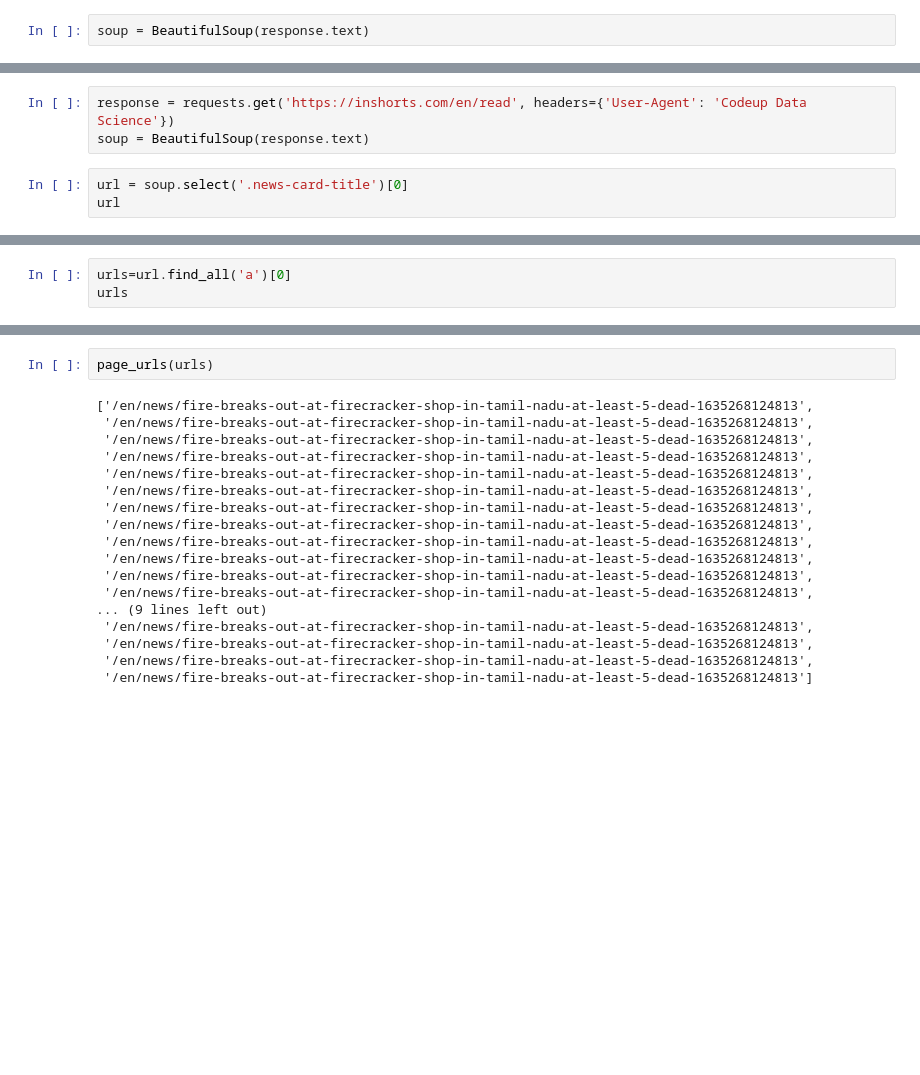
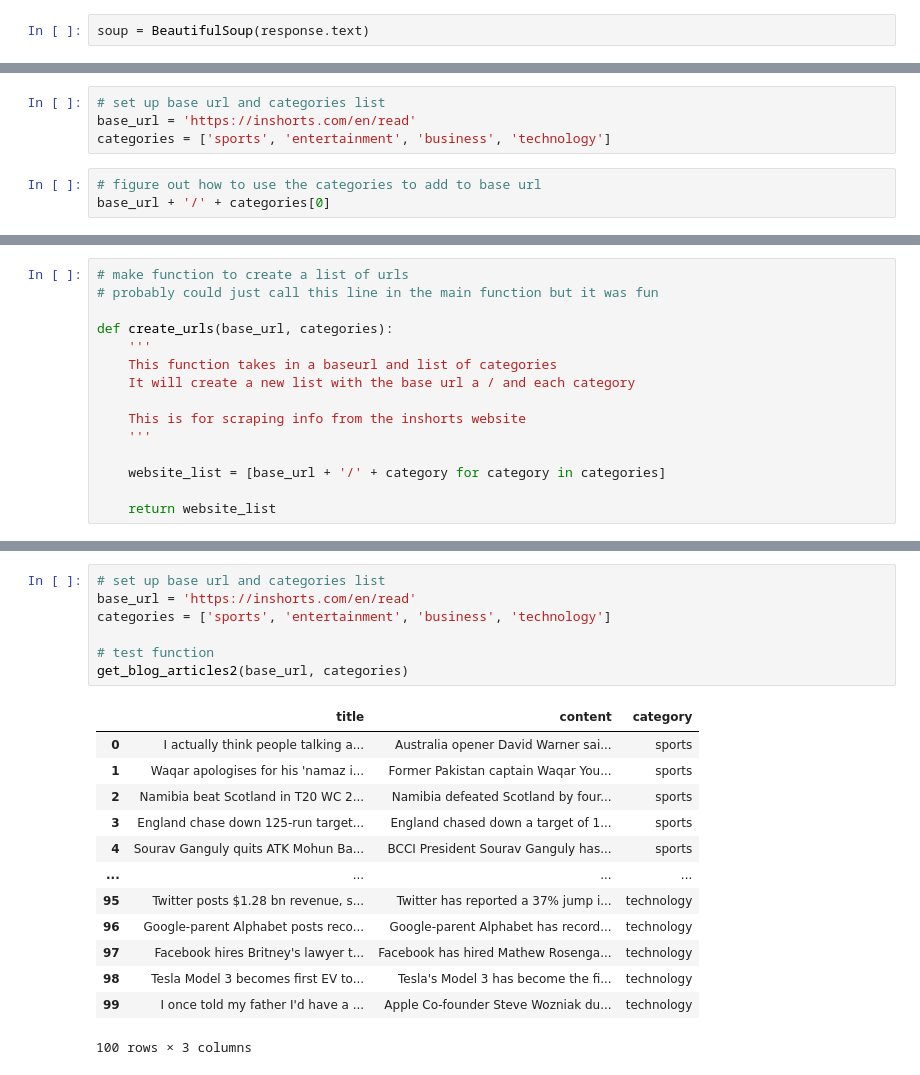
Before and after one commit to hrodjr/natural-language-processing-exercises, a Jupyter notebook: data_acquisition_exercises.ipynb, the cells around one changed output, grey strips where cells are left out. Drawn from its saved outputs; the diff is of its cells as text; blank space fills up the shorter version.

```diff
--- a/data_acquisition_exercises.ipynb
+++ b/data_acquisition_exercises.ipynb
@@ -228,7 +216,8 @@ news_card()
 # %%
-response = requests.get('https://inshorts.com/en/read', headers={'User-Agent': 'Codeup Data Science'})
-soup = BeautifulSoup(response.text)
+# set up base url and categories list
+base_url = 'https://inshorts.com/en/read'
+categories = ['sports', 'entertainment', 'business', 'technology']
 # %%
-url = soup.select('.news-card-title')[0]
-url
+# figure out how to use the categories to add to base url
+base_url + '/' + categories[0]
 # %% [output]
@@ -244,3 +225,15 @@ url
 # %%
-urls=url.find_all('a')[0]
-urls
+# make function to create a list of urls
+# probably could just call this line in the main function but it was fun
+
+def create_urls(base_url, categories):
+    '''
+    This function takes in a baseurl and list of categories
+    It will create a new list with the base url a / and each category
+
+    This is for scraping info from the inshorts website
+    '''
+
+    website_list = [base_url + '/' + category for category in categories]
+
+    return website_list
@@ -264,20 +295,21 @@ def page_urls(urls):
 # %%
-page_urls(urls)
+# set up base url and categories list
+base_url = 'https://inshorts.com/en/read'
+categories = ['sports', 'entertainment', 'business', 'technology']
+
+# test function
+get_blog_articles2(base_url, categories)
 # %% [output]
+|  | title | content | category |
+| 0 | I actually think people talking a... | Australia opener David Warner sai... | sports |
+| 1 | Waqar apologises for his 'namaz i... | Former Pakistan captain Waqar You... | sports |
+| 2 | Namibia beat Scotland in T20 WC 2... | Namibia defeated Scotland by four... | sports |
+| 3 | England chase down 125-run target... | England chased down a target of 1... | sports |
+| 4 | Sourav Ganguly quits ATK Mohun Ba... | BCCI President Sourav Ganguly has... | sports |
+| ... | ... | ... | ... |
+| 95 | Twitter posts $1.28 bn revenue, s... | Twitter has reported a 37% jump i... | technology |
+| 96 | Google-parent Alphabet posts reco... | Google-parent Alphabet has record... | technology |
+| 97 | Facebook hires Britney's lawyer t... | Facebook has hired Mathew Rosenga... | technology |
+| 98 | Tesla Model 3 becomes first EV to... | Tesla's Model 3 has become the fi... | technology |
+| 99 | I once told my father I'd have a ... | Apple Co-founder Steve Wozniak du... | technology |
-['/en/news/fire-breaks-out-at-firecracker-shop-in-tamil-nadu-at-least-5-dead-1635268124813',
- '/en/news/fire-breaks-out-at-firecracker-shop-in-tamil-nadu-at-least-5-dead-1635268124813',
- '/en/news/fire-breaks-out-at-firecracker-shop-in-tamil-nadu-at-least-5-dead-1635268124813',
- '/en/news/fire-breaks-out-at-firecracker-shop-in-tamil-nadu-at-least-5-dead-1635268124813',
- '/en/news/fire-breaks-out-at-firecracker-shop-in-tamil-nadu-at-least-5-dead-1635268124813',
- '/en/news/fire-breaks-out-at-firecracker-shop-in-tamil-nadu-at-least-5-dead-1635268124813',
- '/en/news/fire-breaks-out-at-firecracker-shop-in-tamil-nadu-at-least-5-dead-1635268124813',
- '/en/news/fire-breaks-out-at-firecracker-shop-in-tamil-nadu-at-least-5-dead-1635268124813',
- '/en/news/fire-breaks-out-at-firecracker-shop-in-tamil-nadu-at-least-5-dead-1635268124813',
- '/en/news/fire-breaks-out-at-firecracker-shop-in-tamil-nadu-at-least-5-dead-1635268124813',
- '/en/news/fire-breaks-out-at-firecracker-shop-in-tamil-nadu-at-least-5-dead-1635268124813',
- '/en/news/fire-breaks-out-at-firecracker-shop-in-tamil-nadu-at-least-5-dead-1635268124813',
-... (9 lines left out)
- '/en/news/fire-breaks-out-at-firecracker-shop-in-tamil-nadu-at-least-5-dead-1635268124813',
- '/en/news/fire-breaks-out-at-firecracker-shop-in-tamil-nadu-at-least-5-dead-1635268124813',
- '/en/news/fire-breaks-out-at-firecracker-shop-in-tamil-nadu-at-least-5-dead-1635268124813',
- '/en/news/fire-breaks-out-at-firecracker-shop-in-tamil-nadu-at-least-5-dead-1635268124813']
+100 rows × 3 columns
```
Also changed, not shown: parts of 26 cells of this notebook, 4 other files.
